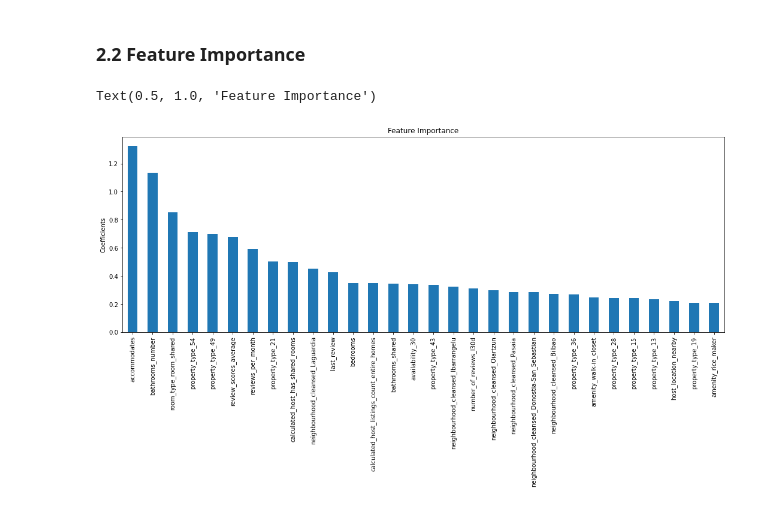
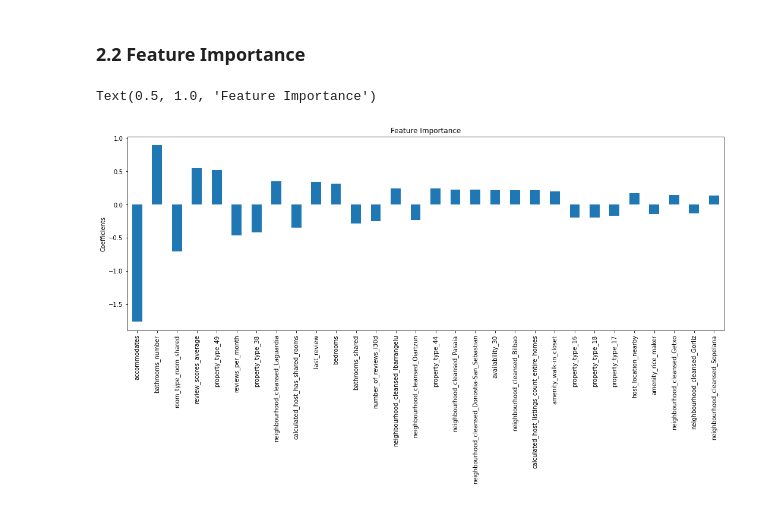
Before and after one commit to mxagar/airbnb_data_analysis, a Jupyter notebook: 03_AirBnB_DataAnalysis_Modelling.ipynb, the cells around one changed output. Cells and saved outputs as stored; diff of their text form; code cells hidden in the pictures.

```diff
--- a/03_AirBnB_DataAnalysis_Modelling.ipynb
+++ b/03_AirBnB_DataAnalysis_Modelling.ipynb
@@ -159,15 +160,21 @@ stats.probplot(error['price'], dist="norm", plot=plt);
 # %% [markdown]
 ### 2.2 Feature Importance
 # %%
-importance = pd.Series(np.abs(lm.coef_.ravel()))
+importance_abs = pd.Series(np.abs(lm.coef_.ravel()))
+importance = pd.Series(lm.coef_.ravel())
+importance_abs.index = selected_features
 importance.index = selected_features
 importance.sort_values(inplace=True, ascending=False)
-importance.iloc[:30].plot.bar(figsize=(18,6))
+importance_abs.sort_values(inplace=True, ascending=False)
+num_features = 30
+imp = importance.loc[importance_abs.iloc[:num_features].index]
+#importance_abs.iloc[:30].plot.bar(figsize=(18,6))
+imp.plot.bar(figsize=(18,6))
 plt.ylabel('Coefficients')
 plt.title('Feature Importance')
 # %% [output]
 Text(0.5, 1.0, 'Feature Importance')
-[figure, old version]
+[figure, new version]
 # %%
 pd.DataFrame(importance,columns=['importance']).T
 # %% [output]
```
Also changed, not shown: parts of 44 cells of this notebook, 1 other file.
